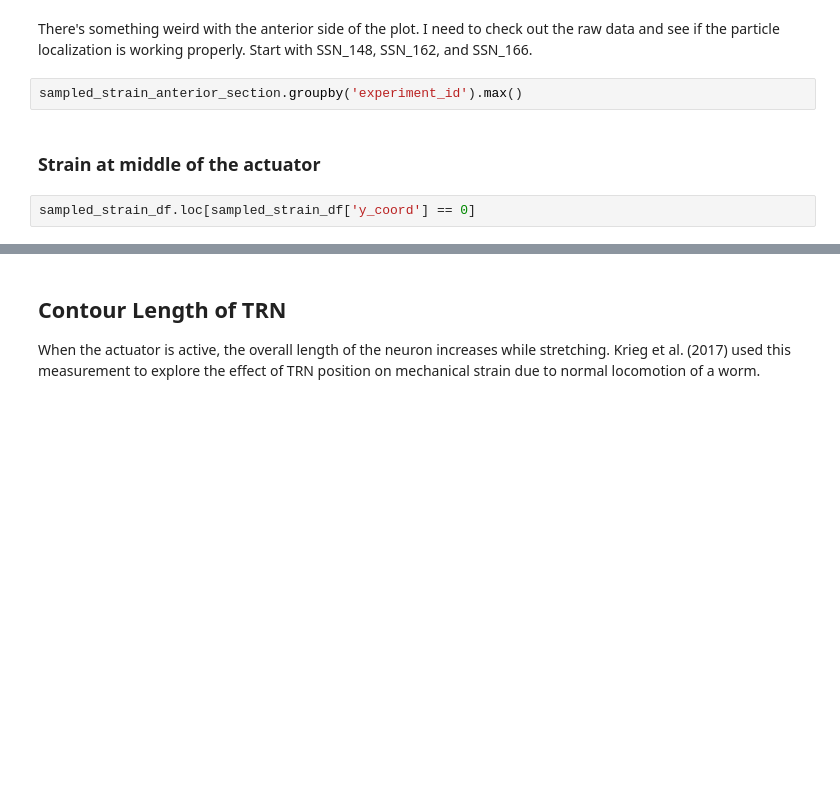
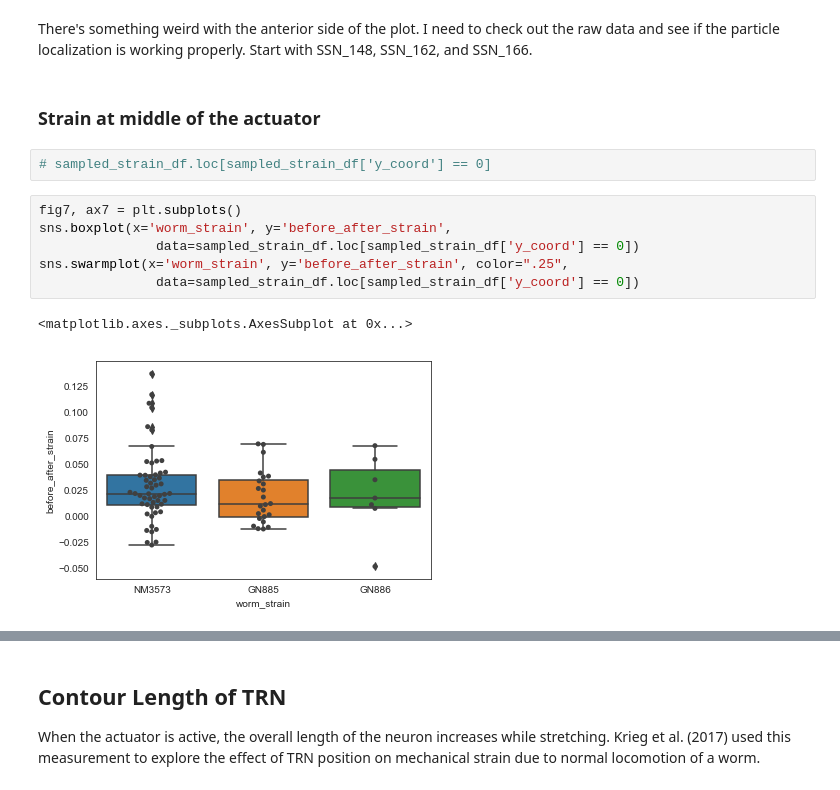
Before and after one commit to anekimken/SSN_ImageAnalysis, a Jupyter notebook: Notebooks/Displacement and Strain Plots.ipynb, the cells around one changed output, grey strips where cells are left out. Saved outputs shown, nothing was run; the diff lists cells and outputs as text; blank space fills up the shorter version.

```diff
--- a/Notebooks/Displacement and Strain Plots.ipynb
+++ b/Notebooks/Displacement and Strain Plots.ipynb
@@ -483,8 +491,15 @@ ax6.set_label('strain')
 # %% [markdown]
 There's something weird with the anterior side of the plot. I need to check out the raw data and see if the particle localization is working properly. Start with SSN_148, SSN_162, and SSN_166.
-# %%
-sampled_strain_anterior_section.groupby('experiment_id').max()
 # %% [markdown]
 ### Strain at middle of the actuator
 # %%
-sampled_strain_df.loc[sampled_strain_df['y_coord'] == 0]
+# sampled_strain_df.loc[sampled_strain_df['y_coord'] == 0]
+# %%
+fig7, ax7 = plt.subplots()
+sns.boxplot(x='worm_strain', y='before_after_strain',
+               data=sampled_strain_df.loc[sampled_strain_df['y_coord'] == 0])
+sns.swarmplot(x='worm_strain', y='before_after_strain', color=".25",
+               data=sampled_strain_df.loc[sampled_strain_df['y_coord'] == 0])
+# %% [output]
+<matplotlib.axes._subplots.AxesSubplot at 0x...>
+[figure, added]
```
Also changed, not shown: parts of 12 cells of this notebook, 2 other files.
